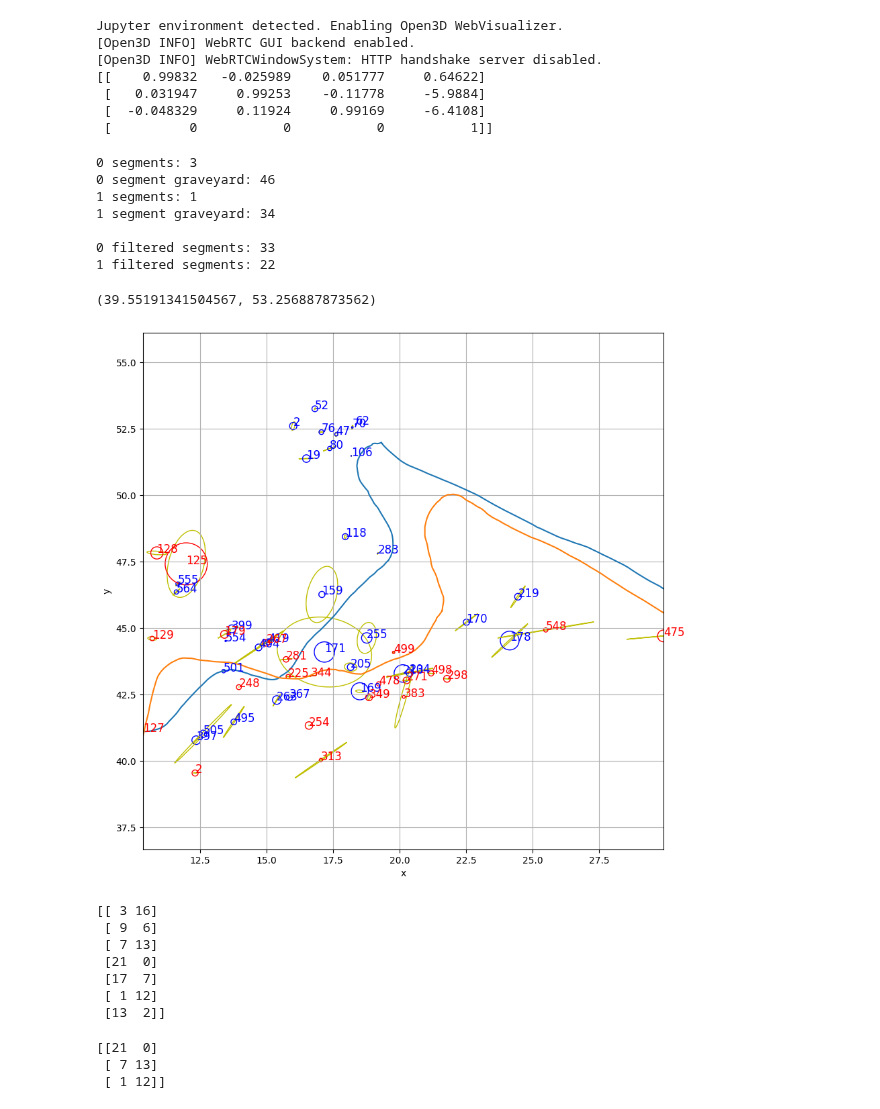
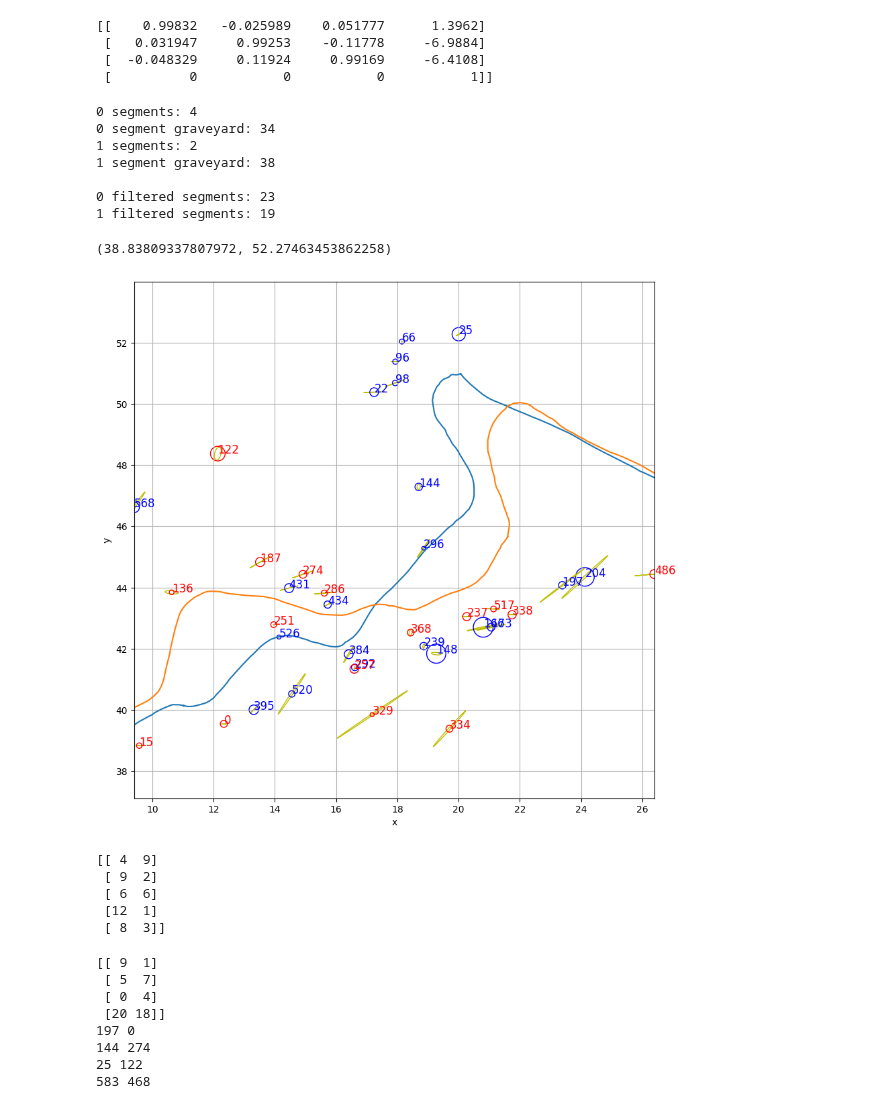
Before and after one commit to mit-acl/roman, a Jupyter notebook: notebooks/08_west_point_clipper_2.ipynb, the cells around one changed output. Saved outputs shown, nothing was run; the diff lists cells and outputs as text; code cells hidden in the pictures.

Commit message:
params and allower larger depth uncertainty
Signed-off-by: Mason Peterson <mbpeterson70@gmail.com>

```diff
--- a/notebooks/08_west_point_clipper_2.ipynb
+++ b/notebooks/08_west_point_clipper_2.ipynb
@@ -25,8 +25,8 @@ from object_map_registration.utils import object_list_bounds
 cam_params_pkl = open('/home/masonbp/data/west_point_2023/acl_jackal2_cam_params.pkl', 'rb')
 cam_params = pickle.load(cam_params_pkl)
 tracker_files = [
-    '/home/masonbp/results/west_point_2023/segment_tracking/1117_04.pkl',
-    '/home/masonbp/results/west_point_2023/segment_tracking/1117_02.pkl',
+    '/home/masonbp/results/west_point_2023/segment_tracking/attempt_4_new_vid/1117_04_3.pkl',
+    '/home/masonbp/results/west_point_2023/segment_tracking/attempt_4_new_vid/1117_02_6.pkl',
 ]
 trackers = [pickle.load(open(f, 'rb')) for f in tracker_files]
 num_robots = len(trackers)
@@ -34,13 +34,12 @@ assert num_robots <= 2
 # %%
 sol_pkl = "/home/masonbp/results/west_point_2023/frame_align_investigation/test_09/time_10_30/possible_success/solutions.pickle"
 clipper_sol = pickle.load(open(sol_pkl, 'rb'))[0][1]
+clipper_sol.transform[0,3] += .75
+clipper_sol.transform[1,3] -= 1.0
 print(clipper_sol.transform)
 # %% [output]
-Jupyter environment detected. Enabling Open3D WebVisualizer.
-[Open3D INFO] WebRTC GUI backend enabled.
-[Open3D INFO] WebRTCWindowSystem: HTTP handshake server disabled.
-[[    0.99832   -0.025989    0.051777     0.64622]
- [   0.031947     0.99253    -0.11778     -5.9884]
+[[    0.99832   -0.025989    0.051777      1.3962]
+ [   0.031947     0.99253    -0.11778     -6.9884]
  [  -0.048329     0.11924     0.99169     -6.4108]
  [          0           0           0           1]]
 # %%
@@ -62,10 +61,11 @@ pose_data[0].T_premultiply = clipper_sol.transform
 # %%
 def keep_fun(segment: Segment, i: int):
     try:
-        cov = segment.covariance()[:2,:2]
+        cov = segment.covariance[:2,:2]
         pearson = cov[0,1] / np.sqrt(cov[0,0]*cov[1,1])
         std_devs = 1.
-        return np.max([std_devs*np.sqrt(cov[0,0]*(1 + pearson)), std_devs*cov[1,1]*np.sqrt(1 - pearson)]) < 4.0
+        return np.max([std_devs*np.sqrt(cov[0,0]*(1 + pearson)), std_devs*cov[1,1]*np.sqrt(1 - pearson)]) < 4.0 \
+            and segment.reconstruction3D(width_height=True)[3] > 0.2
     except:
         return False
     try:
@@ -86,14 +86,15 @@ print()
 for i in range(num_robots):
     print(f"{i} filtered segments: {len(filtered_segments[i])}")
 # %% [output]
-0 segments: 3
-0 segment graveyard: 46
-1 segments: 1
-1 segment graveyard: 34
+0 segments: 4
+0 segment graveyard: 34
+1 segments: 2
+1 segment graveyard: 38
 
-0 filtered segments: 33
-1 filtered segments: 22
+0 filtered segments: 23
+1 filtered segments: 19
 # %%
+
 fig, ax = plt.subplots(figsize=(10, 10))
 ax.set_aspect('equal', adjustable='box')
 ax.grid(True)
@@ -112,48 +113,47 @@ for i in range(num_robots):
             # ellipsoid = Ellipsoid(reconstruction[:2], axes=np.array([width/2, width/2]), rot_mat=np.eye(2))
             position, width, height = reconstruction[:3], reconstruction[3], reconstruction[4]
 
             # ellipsoid = Ellipsoid(reconstruction[:3], axes=np.array([width/2, width/2, height/2]), rot_mat=np.eye(3))
             # if i == 0:
             #     ellipsoid.transform(clipper_sol.transform)
 
             ellipsoid = Ellipsoid(reconstruction[:2], axes=np.array([width/2, width/2]), rot_mat=np.eye(2))
-            cov = segment.covariance()[:2,:2]
+            cov = segment.covariance[:2,:2]
             pearson = cov[0,1] / np.sqrt(cov[0,0]*cov[1,1])
             cov_ellipse = Ellipsoid(reconstruction[:2], axes=np.array([1*np.sqrt(cov[0,0]*(1 + pearson)), 1*cov[1,1]*np.sqrt(1 - pearson)]), rot_mat=cov[:2,:2])
             if i == 0:
                 ellipsoid.transform(T3d_2_T2d(clipper_sol.transform))
                 cov_ellipse.transform(T3d_2_T2d(clipper_sol.transform))
             cov_ellipse.plot2d(ax, edgecolor='y')
 
+            ellipsoid.id = segment.id
             maps[i].append(ellipsoid)
             maps[i][-1].plot2d(ax, edgecolor=colors[i])
             plt.text(ellipsoid.centroid[0], ellipsoid.centroid[1], f"{segment.id}", fontsize=12, color=colors[i])
         except:
             print("missed this one")
 
 maps_bounds = object_list_bounds(maps[0] + maps[1])
 
 for pd in pose_data:
     pd.plot2d(tf=pd.tf - 150)
 
 ax.set_xlim(maps_bounds[0])
 ax.set_ylim(maps_bounds[1])
 # print(maps_bounds)
 # %% [output]
-(39.55191341504567, 53.256887873562)
+(38.83809337807972, 52.27463453862258)
-[figure, old version]
+[figure, new version]
 # %%
 clipper = ClipperPtRegistration(sigma=.4, epsilon=.6)
 inliers_cl = clipper.register(maps[0], maps[1])
 print(inliers_cl)
 # %% [output]
-[[ 3 16]
- [ 9  6]
- [ 7 13]
- [21  0]
- [17  7]
- [ 1 12]
- [13  2]]
+[[ 4  9]
+ [ 9  2]
+ [ 6  6]
+ [12  1]
+ [ 8  3]]
 # %%
 from motlee.realign.frame_aligner import FrameAligner, AssocMethod
 frame_aligner = FrameAligner(
@@ -175,11 +175,18 @@ for obj in maps[1]:
 # %%
-dist_vol_reg = DistVolSimReg(sigma=.2, epsilon=.4, vol_score_min=.0, dist_score_min=.0)
-inliers = dist_vol_reg.register(maps[0], maps[1])
-print(inliers)
+# dist_vol_reg = DistVolSimReg(sigma=.5, epsilon=.8, vol_score_min=.0, dist_score_min=.0)
+# inliers = dist_vol_reg.register(maps[0], maps[1])
+# print(inliers)
+# for pair in inliers:
+#     print(maps[0][pair[0]].id, maps[1][pair[1]].id)
 # %% [output]
-[[21  0]
- [ 7 13]
- [ 1 12]]
+[[ 9  1]
+ [ 5  7]
+ [ 0  4]
+ [20 18]]
+197 0
+144 274
+25 122
+583 468
 # %%
 fig, ax = plt.subplots(figsize=(10, 10))
 ax.set_aspect('equal', adjustable='box')
```
Also changed, not shown: parts of 3 cells of this notebook, 3 other files.
